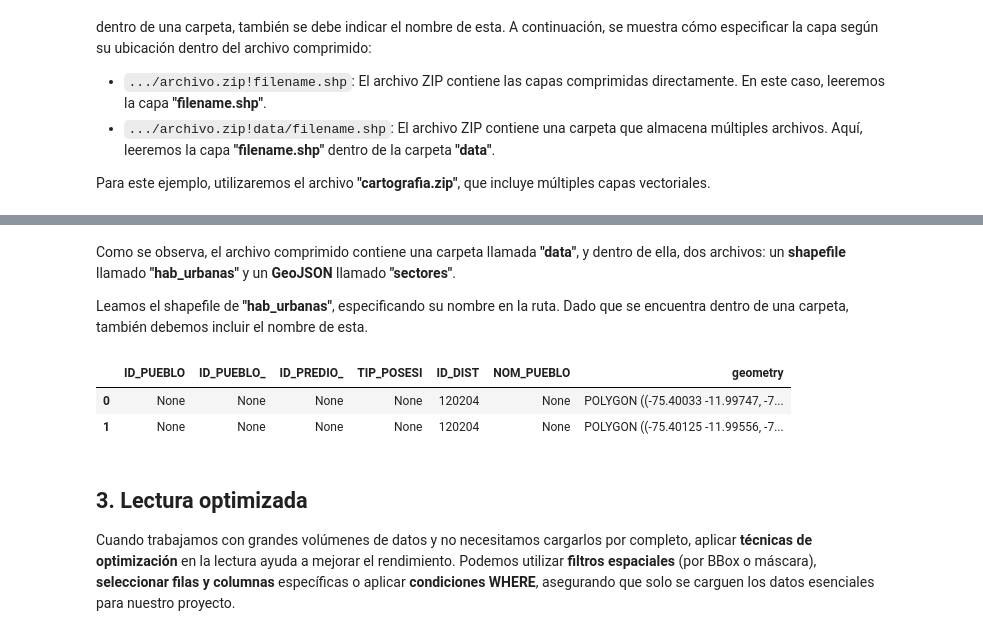
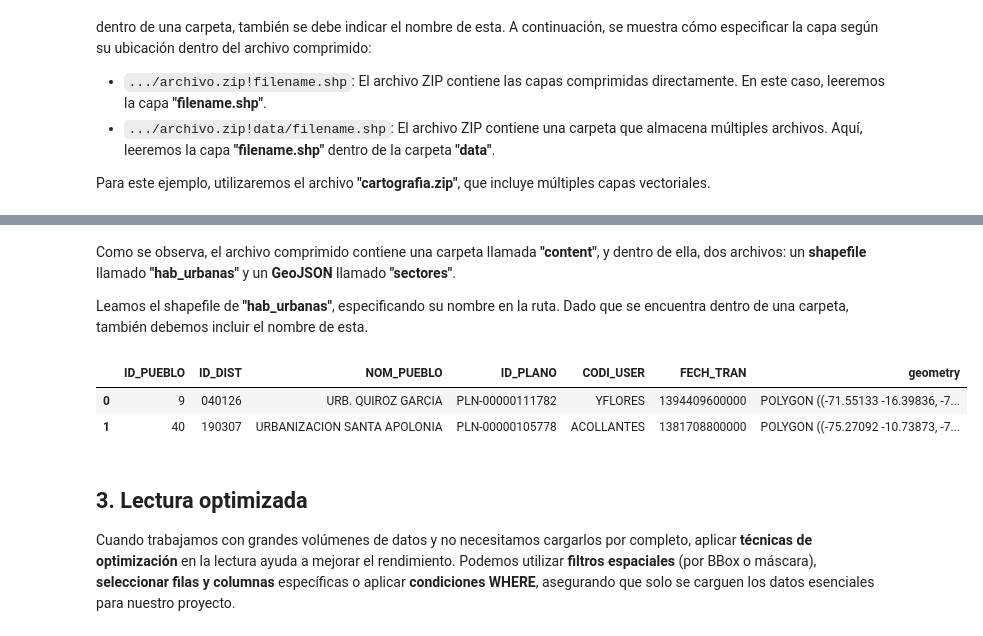
Before and after one commit to chlopezgis/book-geopython, a Jupyter notebook: _sources/read_file.ipynb, the cells around one changed output, grey strips where cells are left out. Cells and saved outputs as stored; diff of their text form; code cells hidden in the pictures.

```diff
--- a/_sources/read_file.ipynb
+++ b/_sources/read_file.ipynb
@@ -254,20 +254,20 @@ data/sectores.json
 # %% [markdown]
-Como se observa, el archivo comprimido contiene una carpeta llamada **"data"**, y dentro de ella, dos archivos: un **shapefile** llamado **"hab_urbanas"** y un **GeoJSON** llamado **"sectores"**.
+Como se observa, el archivo comprimido contiene una carpeta llamada **"content"**, y dentro de ella, dos archivos: un **shapefile** llamado **"hab_urbanas"** y un **GeoJSON** llamado **"sectores"**.
 
 Leamos el shapefile de **"hab_urbanas"**, especificando su nombre en la ruta. Dado que se encuentra dentro de una carpeta, también debemos incluir el nombre de esta.
 # %%
 # Ruta del archivo ZIP de catastro, especificando la carpeta y la capa
-fileBarrios = r'D:\Charlie\01_Cartografia\cartografia.zip!data/hab_urbanas.shp'
+fileBarrios = 'data/cartografia.zip!content/hab_urbanas.shp'
 
 # Lectura de datos
 barrios = gpd.read_file(fileBarrios, encoding='UTF-8')
 
 # Visualizar las dos primeras filas
 barrios.iloc[:2, list(range(1,7)) + [-1]]
 # %% [output]
-|  | ID_PUEBLO | ID_PUEBLO_ | ID_PREDIO_ | TIP_POSESI | ID_DIST | NOM_PUEBLO | geometry |
-| 0 | None | None | None | None | 120204 | None | POLYGON ((-75.40033 -11.99747, -7... |
-| 1 | None | None | None | None | 120204 | None | POLYGON ((-75.40125 -11.99556, -7... |
+|  | ID_PUEBLO | ID_DIST | NOM_PUEBLO | ID_PLANO | CODI_USER | FECH_TRAN | geometry |
+| 0 | 9 | 040126 | URB. QUIROZ GARCIA | PLN-00000111782 | YFLORES | 1394409600000 | POLYGON ((-71.55133 -16.39836, -7... |
+| 1 | 40 | 190307 | URBANIZACION SANTA APOLONIA | PLN-00000105778 | ACOLLANTES | 1381708800000 | POLYGON ((-75.27092 -10.73873, -7... |
 # %% [markdown]
 ## **3. Lectura optimizada**
 
```
Also changed, not shown: parts of 9 cells of this notebook, 6 other files.
